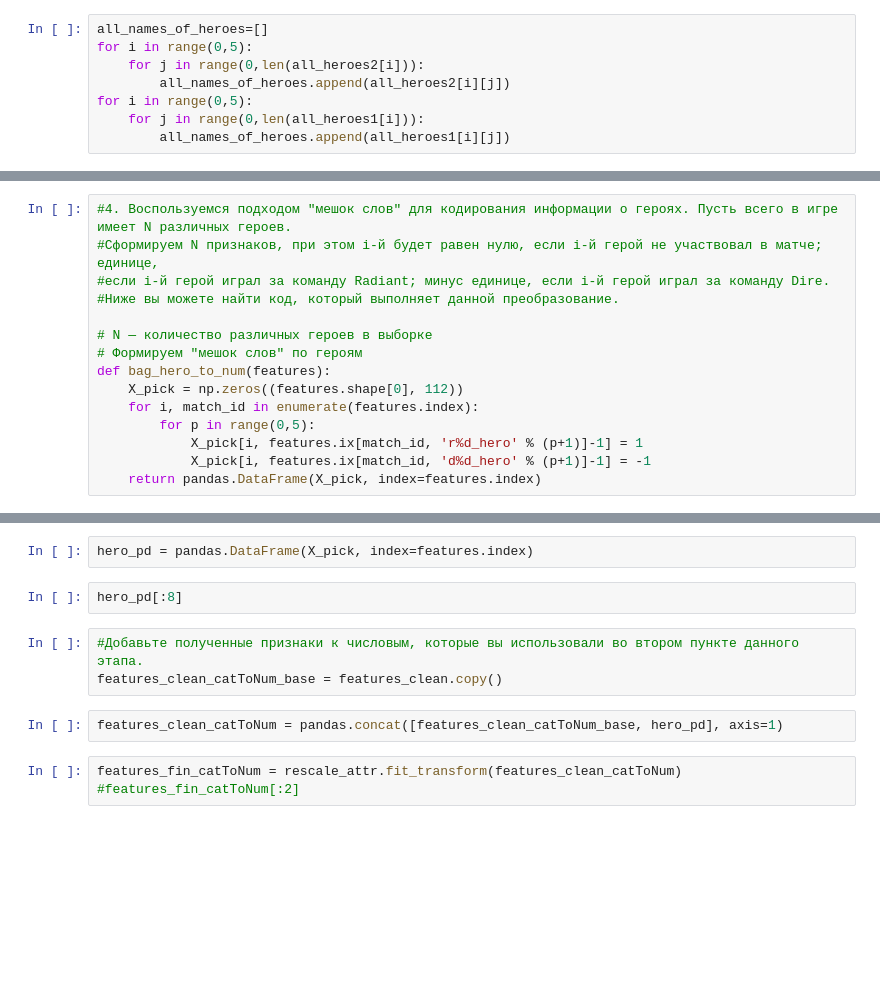
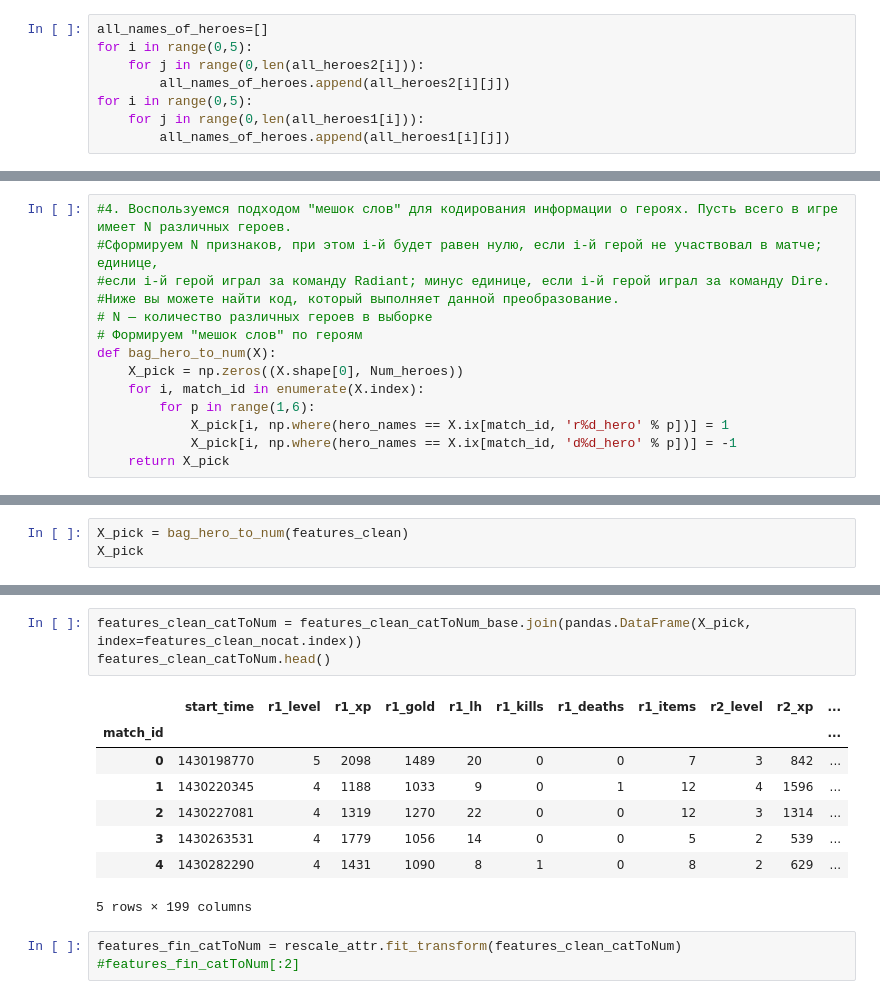
Before and after one commit to grevtsovkirill/ml_SHAD, a Jupyter notebook: w7_project/p2_linreg.ipynb, the cells around one changed output, grey strips where cells are left out. Cells and saved outputs as stored; diff of their text form; blank space fills up the shorter version.

```diff
--- a/w7_project/p2_linreg.ipynb
+++ b/w7_project/p2_linreg.ipynb
@@ -222,13 +243,12 @@ print (Num_heroes)
 #Сформируем N признаков, при этом i-й будет равен нулю, если i-й герой не участвовал в матче; единице,
 #если i-й герой играл за команду Radiant; минус единице, если i-й герой играл за команду Dire.
 #Ниже вы можете найти код, который выполняет данной преобразование.
-
 # N — количество различных героев в выборке
 # Формируем "мешок слов" по героям
-def bag_hero_to_num(features):
-    X_pick = np.zeros((features.shape[0], 112))
-    for i, match_id in enumerate(features.index):
-        for p in range(0,5):
-            X_pick[i, features.ix[match_id, 'r%d_hero' % (p+1)]-1] = 1
-            X_pick[i, features.ix[match_id, 'd%d_hero' % (p+1)]-1] = -1
-    return pandas.DataFrame(X_pick, index=features.index)
+def bag_hero_to_num(X):
+    X_pick = np.zeros((X.shape[0], Num_heroes))
+    for i, match_id in enumerate(X.index):
+        for p in range(1,6):
+            X_pick[i, np.where(hero_names == X.ix[match_id, 'r%d_hero' % p])] = 1
+            X_pick[i, np.where(hero_names == X.ix[match_id, 'd%d_hero' % p])] = -1
+    return X_pick
@@ -238,0 +255,3 @@ bag_hero_to_num(features)
+# %%
+X_pick = bag_hero_to_num(features_clean)
+X_pick
@@ -239,12 +279,15 @@ bag_hero_to_num(features)
 # %%
-hero_pd = pandas.DataFrame(X_pick, index=features.index)
+features_clean_catToNum = features_clean_catToNum_base.join(pandas.DataFrame(X_pick, index=features_clean_nocat.index))
+features_clean_catToNum.head()
+# %% [output]
+|  | start_time | r1_level | r1_xp | r1_gold | r1_lh | r1_kills | r1_deaths | r1_items | r2_level | r2_xp | ... |
+| match_id |  |  |  |  |  |  |  |  |  |  | ... |
+| 0 | 1430198770 | 5 | 2098 | 1489 | 20 | 0 | 0 | 7 | 3 | 842 | ... |
+| 1 | 1430220345 | 4 | 1188 | 1033 | 9 | 0 | 1 | 12 | 4 | 1596 | ... |
+| 2 | 1430227081 | 4 | 1319 | 1270 | 22 | 0 | 0 | 12 | 3 | 1314 | ... |
+| 3 | 1430263531 | 4 | 1779 | 1056 | 14 | 0 | 0 | 5 | 2 | 539 | ... |
+| 4 | 1430282290 | 4 | 1431 | 1090 | 8 | 1 | 0 | 8 | 2 | 629 | ... |
+5 rows × 199 columns
-# %%
-hero_pd[:8]
-# %%
-#Добавьте полученные признаки к числовым, которые вы использовали во втором пункте данного этапа.
-features_clean_catToNum_base = features_clean.copy()
-# %%
-features_clean_catToNum = pandas.concat([features_clean_catToNum_base, hero_pd], axis=1)
 # %%
 features_fin_catToNum = rescale_attr.fit_transform(features_clean_catToNum)
 #features_fin_catToNum[:2]
```
Also changed, not shown: parts of 32 cells of this notebook.
